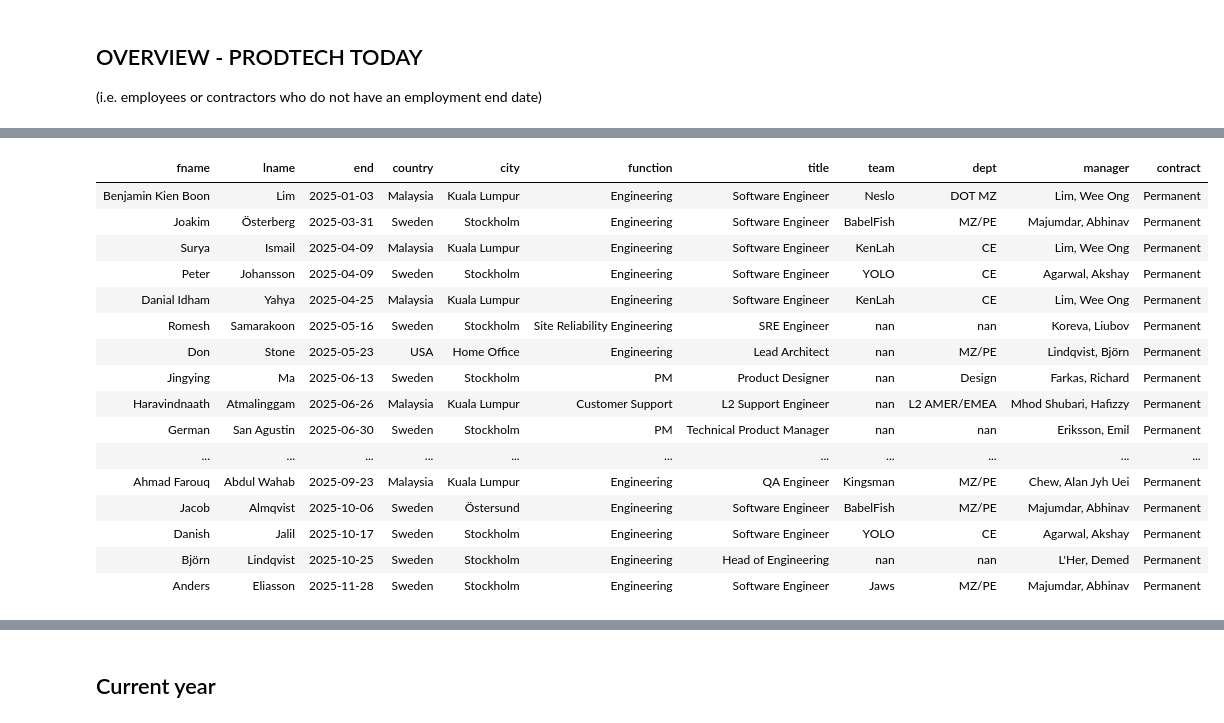
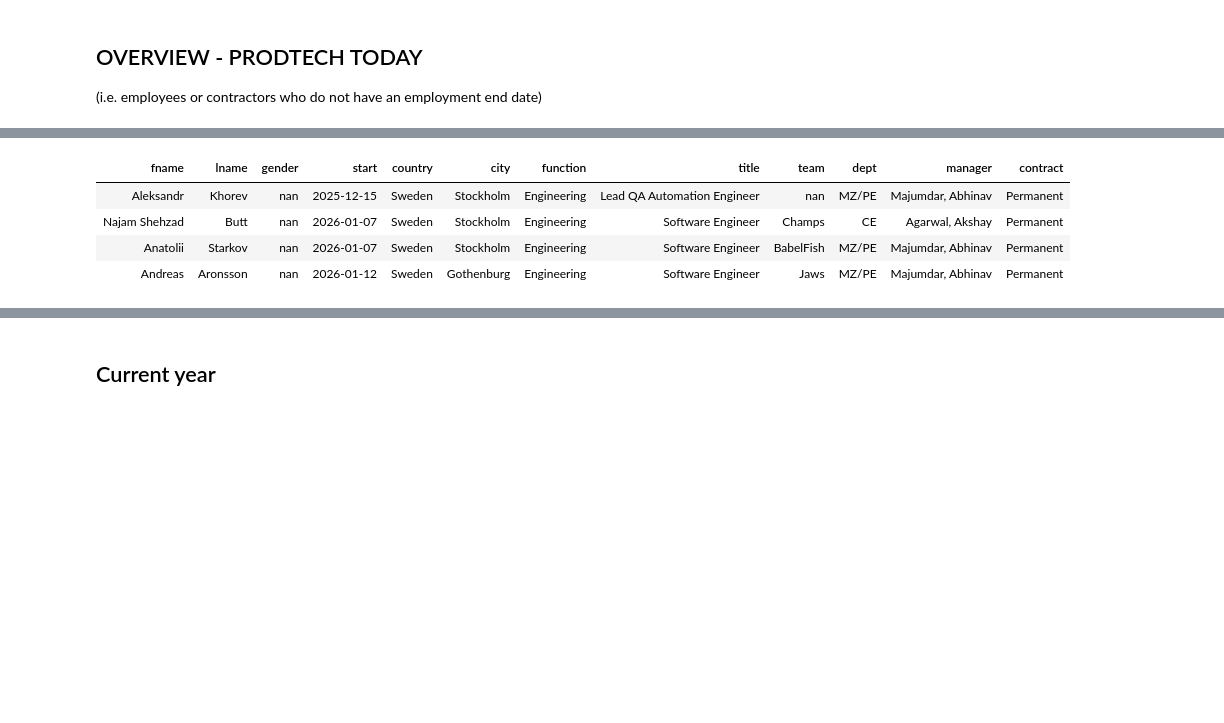
Before and after one commit to demedlher/PRODTECH_INVESTMENTS, a Jupyter notebook: PT-headcount.ipynb, the cells around one changed output, grey strips where cells are left out. Cells and saved outputs as stored; diff of their text form; code cells hidden in the pictures; blank space fills up the shorter version.

```diff
--- a/PT-headcount.ipynb
+++ b/PT-headcount.ipynb
@@ -965,32 +1012,75 @@ Detailed Manager Information:
 # %%
+# Filter for people who started in 2025
+
+current_year = pd.Timestamp.now().year
+#current_year = 2025
+
+current_year_joiners = df_ext[df_ext.start.dt.year == current_year]
+
+print(f"Total new hires in {current_year}: {len(current_year_joiners)}")
+print()
+
+if len(current_year_joiners) > 0:
+      display(current_year_joiners[['fname','lname','gender','start','country','city','function','title','team','dept','manager','contract']]
+                  .sort_values(by=['start'])
+                  .style
+                  .format(format_mapping)
+                  .hide(axis="index"))
+else:
+      print(f"No new hires found in {current_year}.")
+
 #df_active.style.hide(axis='index')
 print("\nTeam members about to start:", len(df_active[df_active.start > today]))
 len(df_active[df_active.start > today])
 
-display(df_active[df_active.start > today][['fname','lname','gender','start','country','city','function','title','team','manager']]
-             .style
-            .format(format_mapping)
-            .hide(axis="index") )
+display(df_active[df_active.start > today][['fname','lname','gender','start','country','city','function','title','team','dept','manager','contract']]
+                   .style
+                  .format(format_mapping)
+                  .hide(axis="index") )
 
 # Filter for current year leavers only
 current_year = pd.Timestamp.now().year
-print(f"\n\nTeam members with a set end date in {current_year} (highlighted: not left yet):", len(df_ext[(df_ext.end.notnull()) & (df_ext.end.dt.year == current_year) & (~df_ext.contract.str.contains("Contractor"))]))
+print(f"\n\nTeam members who left in {current_year} (highlighted = not left yet):", len(df_ext[(df_ext.end.notnull()) & (df_ext.end.dt.year == current_year) & (~df_ext.contract.str.contains("Sub Contractor"))]))
 
 ## we are excluding sub contractors as they always have an end date set - and that does not mean they are leaving
 
 # Create a function to highlight future end dates
 def highlight_future_end_date(row):
-      if pd.isna(row['end']):
-            return [''] * len(row)
-      elif row['end'] > today:
-            return ['background-color: lightyellow'] * len(row)
-      else:
-            return [''] * len(row)
+        if pd.isna(row['end']):
+                  return [''] * len(row)
+        elif row['end'] > today:
+                  return ['background-color: lightyellow'] * len(row)
+        else:
+                  return [''] * len(row)
 
-display(df_ext[(df_ext.end.notnull()) & (df_ext.end.dt.year == current_year) & (~df_ext.contract.str.contains("Contractor"))][['fname','lname','end','country','city','function','title','team','dept', 'manager','contract']]
-        .sort_values(by=['end'])
-        .style
-        .format(format_mapping)
-        .hide(axis="index")
-        .apply(highlight_future_end_date, axis=1))
+display(df_ext[(df_ext.end.notnull()) & (df_ext.end.dt.year == current_year) & (~df_ext.contract.str.contains("Contractor"))][['fname','lname','gender','end','country','city','function','title','team','dept', 'manager','contract']]
+            .sort_values(by=['end'])
+            .style
+            .format(format_mapping)
+            .hide(axis="index")
+            .apply(highlight_future_end_date, axis=1))
+
+# Add table of contractors with 2025 activity
+print(f"\n\nContractors (non-permanent) with start or end dates in {current_year}:")
+
+# Filter for non-permanent employees with 2025 start or end dates
+contractors_2025 = df_ext[
+      (df_ext.contract != 'Permanent') &
+      (
+            (df_ext.start.dt.year == current_year) |
+            ((df_ext.end.notnull()) & (df_ext.end.dt.year == current_year))
+      )
+]
+
+print(f"Total contractors with {current_year} activity: {len(contractors_2025)} - note that these end dates do not necessarily mean the person is leaving the company.")
+
+if len(contractors_2025) > 0:
+      display(contractors_2025[['fname','lname','gender','start','end','country','city','function','title','team','dept','manager','contract']]
+                  .sort_values(by=['contract','start'])
+                  .style
+                  .format(format_mapping)
+                  .hide(axis="index")
+                  .apply(highlight_future_end_date, axis=1))
+else:
+      print("No contractors found with 2025 start or end dates.")
 # %% [output]
@@ -1004,17 +1097,5 @@ Team members with a set end date in 2025 (highlighted: not left yet): 25
-| fname | lname | end | country | city | function | title | team | dept | manager | contract |
-| Benjamin Kien Boon | Lim | 2025-01-03 | Malaysia | Kuala Lumpur | Engineering | Software Engineer | Neslo | DOT MZ | Lim, Wee Ong | Permanent |
-| Joakim | Österberg | 2025-03-31 | Sweden | Stockholm | Engineering | Software Engineer | BabelFish | MZ/PE | Majumdar, Abhinav | Permanent |
-| Surya | Ismail | 2025-04-09 | Malaysia | Kuala Lumpur | Engineering | Software Engineer | KenLah | CE | Lim, Wee Ong | Permanent |
-| Peter | Johansson | 2025-04-09 | Sweden | Stockholm | Engineering | Software Engineer | YOLO | CE | Agarwal, Akshay | Permanent |
-| Danial Idham | Yahya | 2025-04-25 | Malaysia | Kuala Lumpur | Engineering | Software Engineer | KenLah | CE | Lim, Wee Ong | Permanent |
-| Romesh | Samarakoon | 2025-05-16 | Sweden | Stockholm | Site Reliability Engineering | SRE Engineer | nan | nan | Koreva, Liubov | Permanent |
-| Don | Stone | 2025-05-23 | USA | Home Office | Engineering | Lead Architect | nan | MZ/PE | Lindqvist, Björn | Permanent |
-| Jingying | Ma | 2025-06-13 | Sweden | Stockholm | PM | Product Designer | nan | Design | Farkas, Richard | Permanent |
-| Haravindnaath | Atmalinggam | 2025-06-26 | Malaysia | Kuala Lumpur | Customer Support | L2 Support Engineer | nan | L2 AMER/EMEA | Mhod Shubari, Hafizzy | Permanent |
-| German | San Agustin | 2025-06-30 | Sweden | Stockholm | PM | Technical Product Manager | nan | nan | Eriksson, Emil | Permanent |
-| ... | ... | ... | ... | ... | ... | ... | ... | ... | ... | ... |
-| Ahmad Farouq | Abdul Wahab | 2025-09-23 | Malaysia | Kuala Lumpur | Engineering | QA Engineer | Kingsman | MZ/PE | Chew, Alan Jyh Uei | Permanent |
-| Jacob | Almqvist | 2025-10-06 | Sweden | Östersund | Engineering | Software Engineer | BabelFish | MZ/PE | Majumdar, Abhinav | Permanent |
-| Danish | Jalil | 2025-10-17 | Sweden | Stockholm | Engineering | Software Engineer | YOLO | CE | Agarwal, Akshay | Permanent |
-| Björn | Lindqvist | 2025-10-25 | Sweden | Stockholm | Engineering | Head of Engineering | nan | nan | L'Her, Demed | Permanent |
-| Anders | Eliasson | 2025-11-28 | Sweden | Stockholm | Engineering | Software Engineer | Jaws | MZ/PE | Majumdar, Abhinav | Permanent |
+| fname | lname | gender | start | country | city | function | title | team | dept | manager | contract |
+| Aleksandr | Khorev | nan | 2025-12-15 | Sweden | Stockholm | Engineering | Lead QA Automation Engineer | nan | MZ/PE | Majumdar, Abhinav | Permanent |
+| Najam Shehzad | Butt | nan | 2026-01-07 | Sweden | Stockholm | Engineering | Software Engineer | Champs | CE | Agarwal, Akshay | Permanent |
+| Anatolii | Starkov | nan | 2026-01-07 | Sweden | Stockholm | Engineering | Software Engineer | BabelFish | MZ/PE | Majumdar, Abhinav | Permanent |
+| Andreas | Aronsson | nan | 2026-01-12 | Sweden | Gothenburg | Engineering | Software Engineer | Jaws | MZ/PE | Majumdar, Abhinav | Permanent |
```
Also changed, not shown: parts of 22 cells of this notebook, 1 other file.
